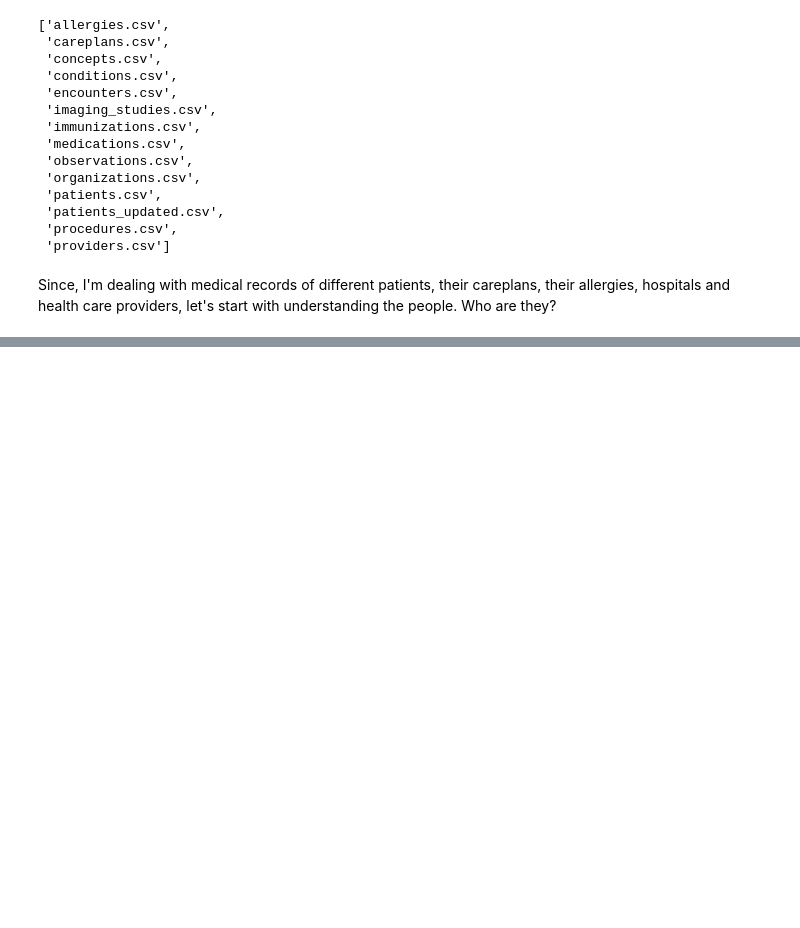
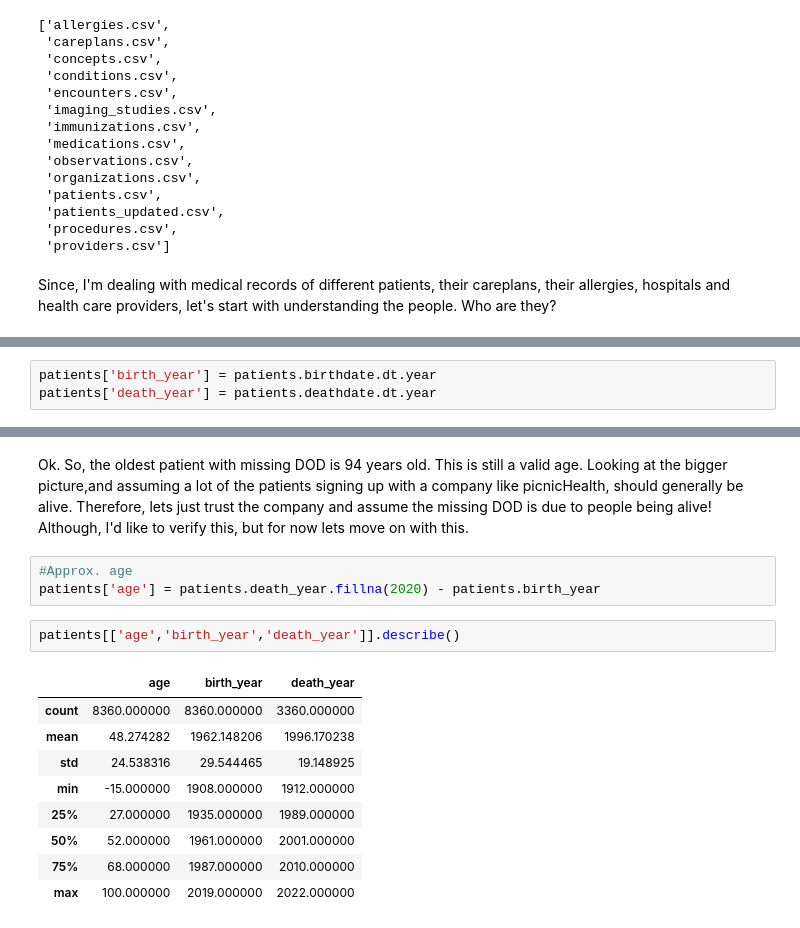
Before and after one commit to pareshg18/picnicHealth-healthcare-analysis, a Jupyter notebook: patient-analysis.ipynb, the cells around one changed output, grey strips where cells are left out. Cells and saved outputs as stored; diff of their text form; blank space fills up the shorter version.

```diff
--- a/patient-analysis.ipynb
+++ b/patient-analysis.ipynb
@@ -33,0 +125,3 @@ Since, I'm dealing with medical records of different patients, their careplans,
+# %%
+patients['birth_year'] = patients.birthdate.dt.year
+patients['death_year'] = patients.deathdate.dt.year
@@ -33,0 +138,17 @@ Since, I'm dealing with medical records of different patients, their careplans,
+# %% [markdown]
+Ok. So, the oldest patient with missing DOD is 94 years old. This is still a valid age. Looking at the bigger picture,and assuming a lot of the patients signing up with a company like picnicHealth, should generally be alive. Therefore, lets just trust the company and assume the missing DOD is due to people being alive! Although, I'd like to verify this, but for now lets move on with this.
+# %%
+#Approx. age
+patients['age'] = patients.death_year.fillna(2020) - patients.birth_year
+# %%
+patients[['age','birth_year','death_year']].describe()
+# %% [output]
+|  | age | birth_year | death_year |
+| count | 8360.000000 | 8360.000000 | 3360.000000 |
+| mean | 48.274282 | 1962.148206 | 1996.170238 |
+| std | 24.538316 | 29.544465 | 19.148925 |
+| min | -15.000000 | 1908.000000 | 1912.000000 |
+| 25% | 27.000000 | 1935.000000 | 1989.000000 |
+| 50% | 52.000000 | 1961.000000 | 2001.000000 |
+| 75% | 68.000000 | 1987.000000 | 2010.000000 |
+| max | 100.000000 | 2019.000000 | 2022.000000 |
```
Also changed, not shown: parts of 21 cells of this notebook.
